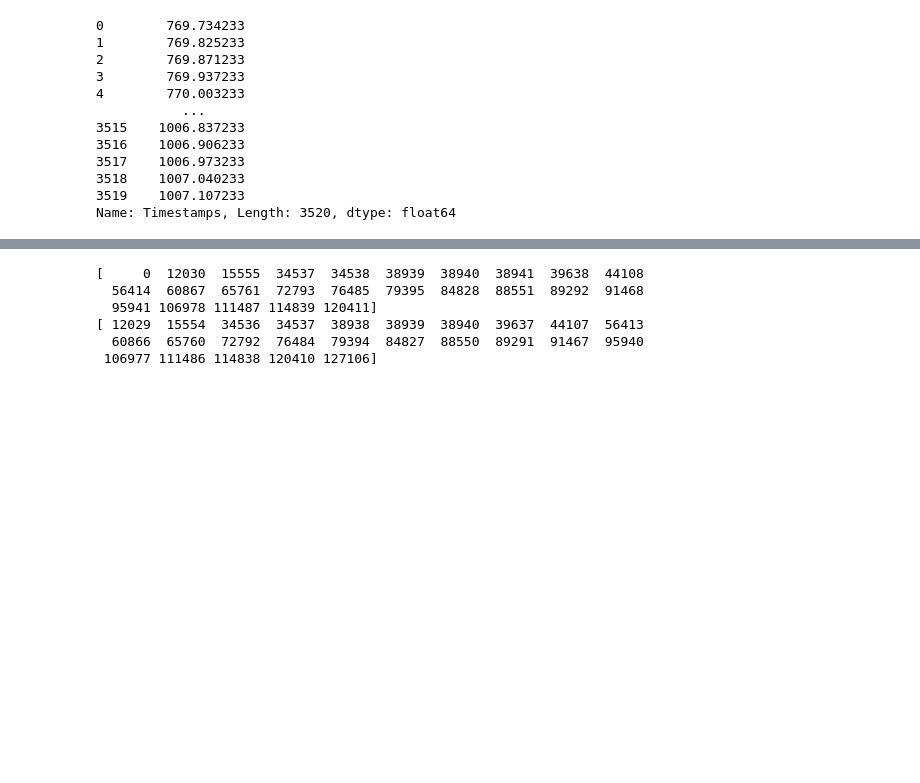
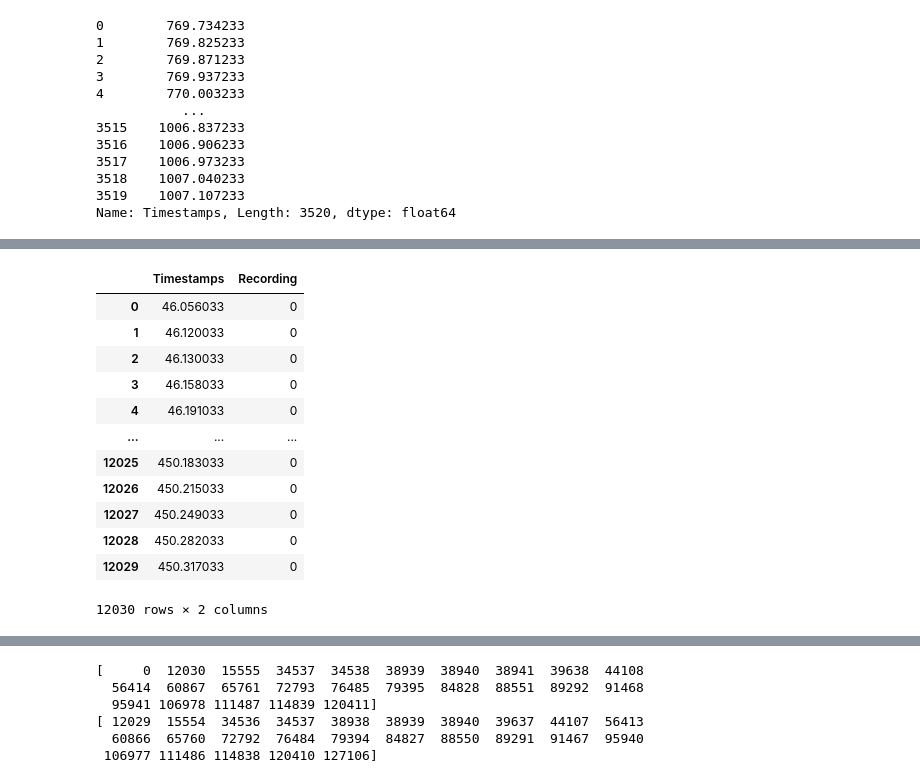
Before and after one commit to nkinsky/NeuroPy, a Jupyter notebook: notebooks/Data_alignment2.ipynb, the cells around one changed output, grey strips where cells are left out. Saved outputs shown, nothing was run; the diff lists cells and outputs as text; code cells hidden in the pictures; blank space fills up the shorter version.

```diff
--- a/notebooks/Data_alignment2.ipynb
+++ b/notebooks/Data_alignment2.ipynb
@@ -225,3 +210,19 @@ ms_ts_align_df
+# %%
+ms_ts_align_df[ms_ts_align_df.Recording == 0]
+# %% [output]
+|  | Timestamps | Recording |
+| 0 | 46.056033 | 0 |
+| 1 | 46.120033 | 0 |
+| 2 | 46.130033 | 0 |
+| 3 | 46.158033 | 0 |
+| 4 | 46.191033 | 0 |
+| ... | ... | ... |
+| 12025 | 450.183033 | 0 |
+| 12026 | 450.215033 | 0 |
+| 12027 | 450.249033 | 0 |
+| 12028 | 450.282033 | 0 |
+| 12029 | 450.317033 | 0 |
+12030 rows × 2 columns
 # %%
 ms_starts = ms_ts_align_df.loc[0]["Timestamps"].values
 ms_stops = np.hstack((ms_ts_align_df[(ms_ts_align_df["Timestamps"].diff(-1) < - buffer_sec)]["Timestamps"].values,
```
Also changed, not shown: parts of 21 cells of this notebook.
